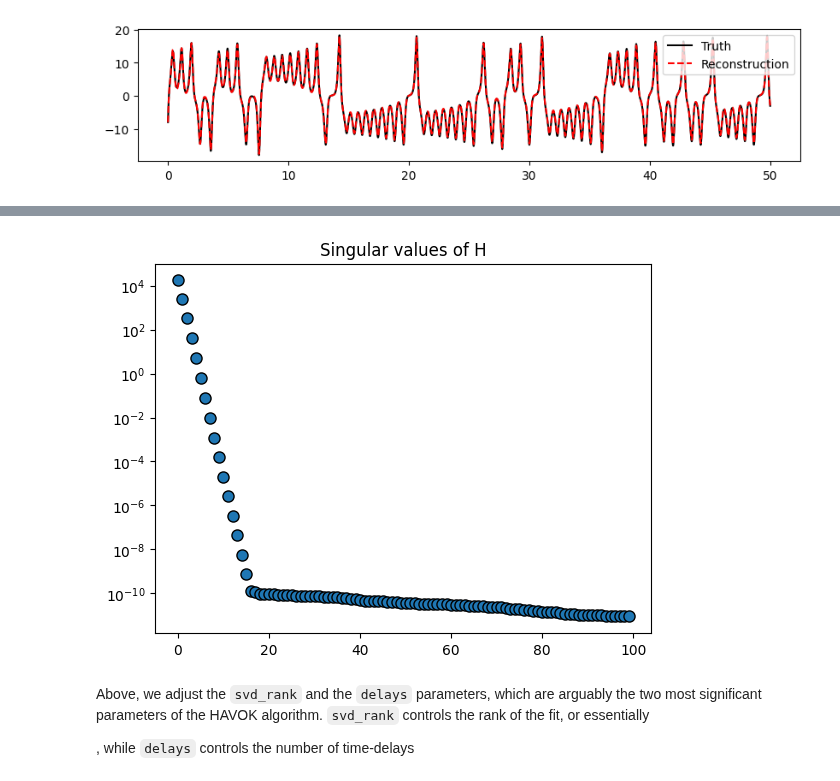
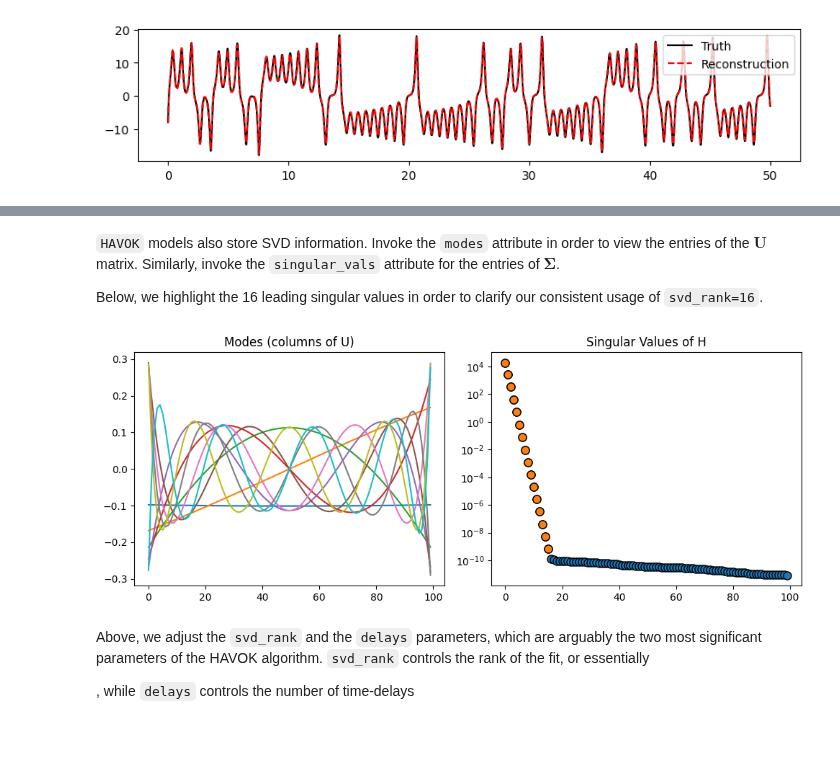
Before and after one commit to PyDMD/PyDMD, a Jupyter notebook: tutorials/tutorial19/tutorial-19-havok.ipynb, the cells around one changed output, grey strips where cells are left out. Cells and saved outputs as stored; diff of their text form; code cells hidden in the pictures; blank space fills up the shorter version.

```diff
--- a/tutorials/tutorial19/tutorial-19-havok.ipynb
+++ b/tutorials/tutorial19/tutorial-19-havok.ipynb
@@ -158 +166,24 @@ plt.plot(t_long, havok.predict(forcing_long, time_long, V0))
+# %% [markdown]
+`HAVOK` models also store SVD information. Invoke the `modes` attribute in order to view the entries of the $\mathbf{U}$ matrix. Similarly, invoke the `singular_vals` attribute for the entries of $\mathbf{\Sigma}$.
+
+Below, we highlight the 16 leading singular values in order to clarify our consistent usage of `svd_rank=16`.
+# %%
+# Visualize the columns of U.
+plt.figure(figsize=(10, 4))
+plt.subplot(1, 2, 1)
+plt.title("Modes (columns of U)")
+havok = HAVOK(svd_rank=10, delays=100).fit(x, t)
+plt.plot(havok.modes)
+
+# Visualize the entries of Sigma. (Highlight the first 16.)
+plt.subplot(1, 2, 2)
+plt.title("Singular Values of H")
+havok = HAVOK(svd_rank=-1, delays=100).fit(x, t)
+plt.plot(havok.singular_vals, "o", mec="k", ms=8)
+plt.plot(havok.singular_vals[:16], "o", mec="k", ms=8)
+plt.semilogy()
+plt.tight_layout()
+plt.show()
+# %% [output]
+[figure, added]
 # %%
@@ -162,12 +194,3 @@ plt.plot(t_long, havok.predict(forcing_long, time_long, V0))
-# %%
-havok = HAVOK(svd_rank=-1, delays=100).fit(x, t)
-plt.figure()
-plt.title("Singular values of H")
-plt.plot(havok.singular_vals, "o", mec="k", ms=8)
-plt.semilogy()
-plt.show()
-# %% [output]
-[figure, removed]
 # %% [markdown]
 Above, we adjust the `svd_rank` and the `delays` parameters, which are arguably the two most significant parameters of the HAVOK algorithm. `svd_rank` controls the rank of the fit, or essentially
 
```
Also changed, not shown: parts of 15 cells of this notebook, 1 other file.
